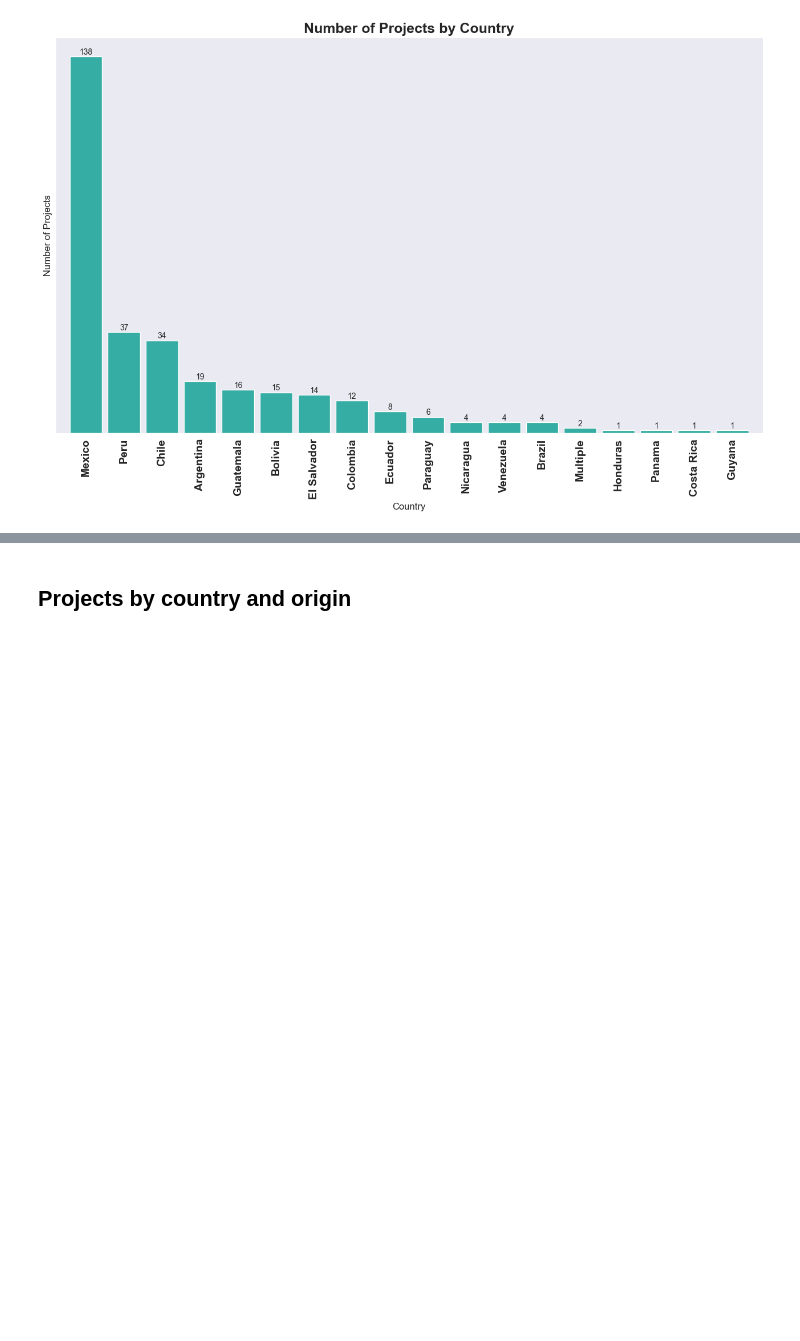
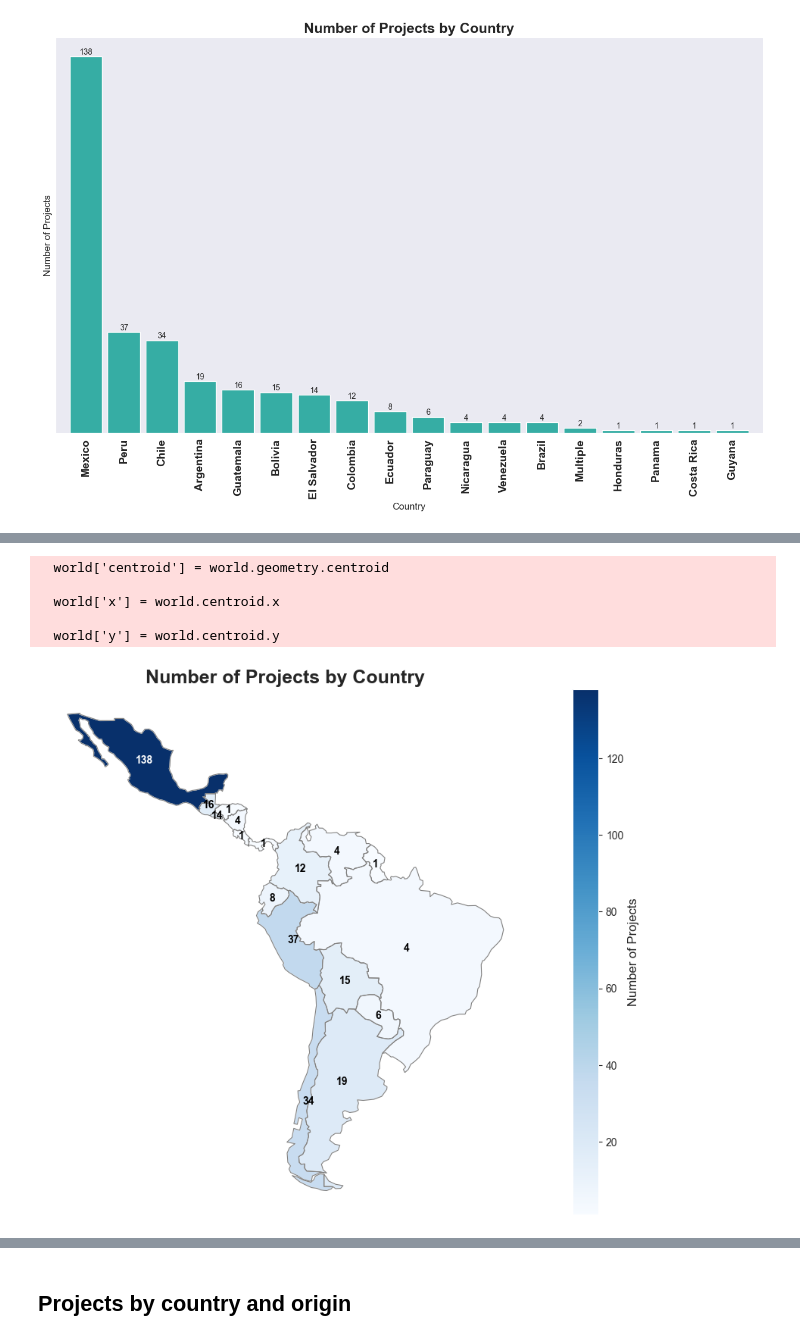
Before and after one commit to Instituto-Pulso-PUCP/revitalizacion-linguistica-latam, a Jupyter notebook: Visualizacion.ipynb, the cells around one changed output, grey strips where cells are left out. Drawn from its saved outputs; the diff is of its cells as text; code cells hidden in the pictures; blank space fills up the shorter version.

```diff
--- a/Visualizacion.ipynb
+++ b/Visualizacion.ipynb
@@ -146,0 +232,39 @@ plt.show()
+# %%
+# Read the world map
+world = gpd.read_file('data/ne_110m_admin_0_countries/ne_110m_admin_0_countries.shp')
+
+# Merge with project data
+world = world.merge(df_grouped, left_on='ADMIN', right_on='Country')
+
+# Remove 'Multiple' entries
+world = world[world['Country'] != 'Multiple']
+
+# Compute centroids
+world['centroid'] = world.geometry.centroid
+world['x'] = world.centroid.x
+world['y'] = world.centroid.y
+
+# Plot the map
+fig, ax = plt.subplots(1, 1, figsize=(16, 9))
+world.boundary.plot(ax=ax, linewidth=0.8, color="gray")
+world.plot(column='Project', ax=ax, cmap='Blues', legend=True,
+           legend_kwds={'label': "Number of Projects"})
+
+# Add text labels with dynamic color
+for _, row in world.iterrows():
+    text_color = 'white' if row['Project'] > 100 else 'black'  # Change color if > 100
+    ax.text(row['x'], row['y'], str(row['Project']), fontsize=10,
+            ha='center', va='center', fontweight='bold', color=text_color)
+
+# Title and adjustments
+plt.title('Number of Projects by Country', fontsize=18, fontweight='bold')
+plt.axis('off')
+plt.savefig('images/number_of_projects_by_country_map.png', dpi=300, bbox_inches='tight')
+plt.show()
+# %% [output]
+  world['centroid'] = world.geometry.centroid
+
+  world['x'] = world.centroid.x
+
+  world['y'] = world.centroid.y
+[figure, added]
```
Also changed, not shown: parts of 4 cells of this notebook, 1 other file.
